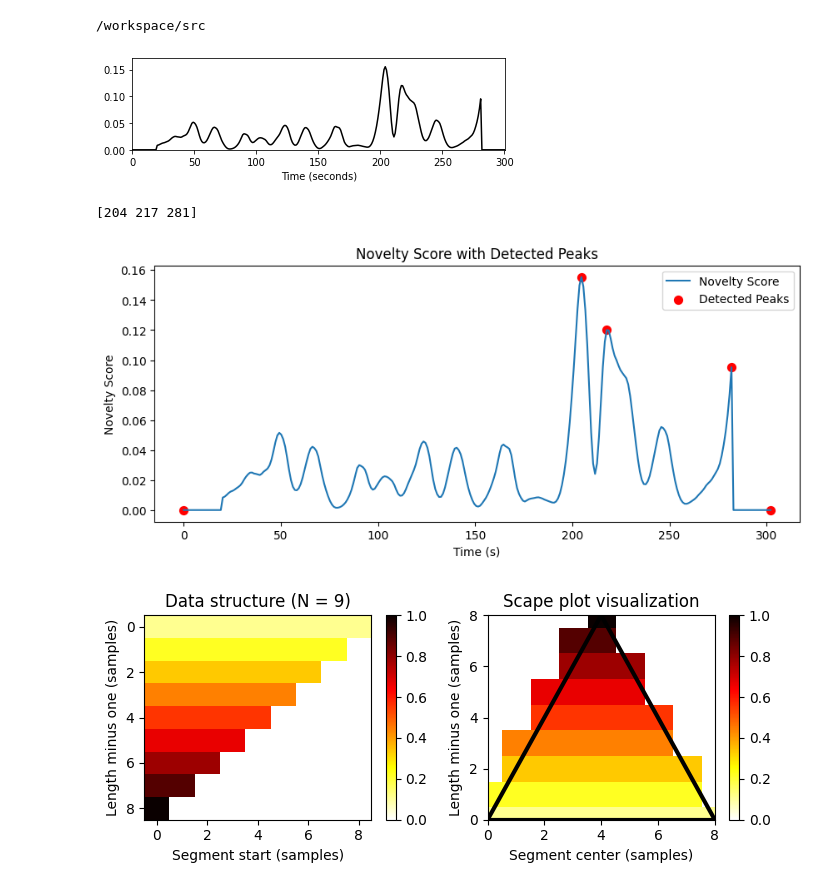
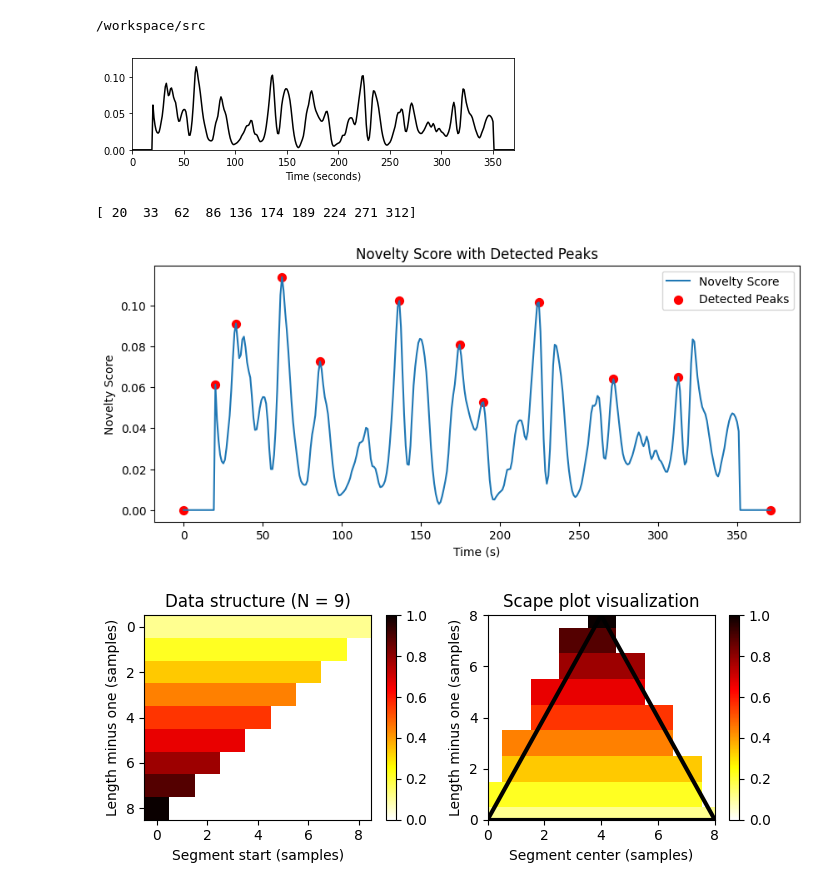
Before and after one commit to Dazzid/Boomy_MIR, a Jupyter notebook: src/structure.ipynb, the cells around one changed output. Saved outputs shown, nothing was run; the diff lists cells and outputs as text; code cells hidden in the pictures.

```diff
--- a/src/structure.ipynb
+++ b/src/structure.ipynb
@@ -49,6 +49,6 @@ def readSongFile(collection, song, L=81, H=10, L_smooth=1, thresh=1, penalty=0.0
 # %%
 # Waveform
-song = '09 - Nirvana - Smells Like Teen Spirit.mp3'
+song = '01 - Bob Dylan - Like A Rolling Stone.mp3'
 group = 'RS500'
 x, x_duration, X, Fs_feature, S, I = readSongFile(group, song)
 
@@ -57,3 +72,28 @@ x, x_duration, X, Fs_feature, S, I = readSongFile(group, song)
+# %%
+@jit(nopython=True)
+def compute_kernel_checkerboard_gaussian(L, var=1, normalize=True):
+    """Compute Guassian-like checkerboard kernel [FMP, Section 4.4.1].
+    See also: https://scipython.com/blog/visualizing-the-bivariate-gaussian-distribution/
+
+    Notebook: C4/C4S4_NoveltySegmentation.ipynb
+
+    Args:
+        L (int): Parameter specifying the kernel size M=2*L+1
+        var (float): Variance parameter determing the tapering (epsilon) (Default value = 1.0)
+        normalize (bool): Normalize kernel (Default value = True)
+
+    Returns:
+        kernel (np.ndarray): Kernel matrix of size M x M
+    """
+    taper = np.sqrt(1/2) / (L * var)
+    axis = np.arange(-L, L+1)
+    gaussian1D = np.exp(-taper**2 * (axis**2))
+    gaussian2D = np.outer(gaussian1D, gaussian1D)
+    kernel_box = np.outer(np.sign(axis), np.sign(axis))
+    kernel = kernel_box * gaussian2D
+    if normalize:
+        kernel = kernel / np.sum(np.abs(kernel))
+    return kernel
 # %%
 # @jit(nopython=True)
 def compute_novelty_ssm(S, kernel=None, L=10, var=0.5, exclude=False):
@@ -92,12 +132,12 @@ def compute_novelty_ssm(S, kernel=None, L=10, var=0.5, exclude=False):
 # %%
 L_kernel = 20
 nov = compute_novelty_ssm(S, L=L_kernel, exclude=True)
-fig, ax, line = libfmp.b.plot_signal(nov, Fs=Fs_X, color='k')
+fig, ax, line = libfmp.b.plot_signal(nov, Fs=Fs_feature, color='k')
 
 # Removed the line that plots annotations overlay
 plt.tight_layout()
 # %% [output]
-[figure, old version]
+[figure, new version]
 # %%
 import scipy
 
@@ -122,8 +162,8 @@ plt.legend()
 plt.title('Novelty Score with Detected Peaks')
 plt.show()
 # %% [output]
-[204 217 281]
+[ 20  33  62  86 136 174 189 224 271 312]
-[figure, old version]
+[figure, new version]
 # %%
 def visualize_scape_plot(SP, Fs=1, ax=None, figsize=(4, 3), title='',
                          xlabel='Center (seconds)', ylabel='Length (seconds)', interpolation='nearest'):
```
Also changed, not shown: parts of 13 cells of this notebook.
